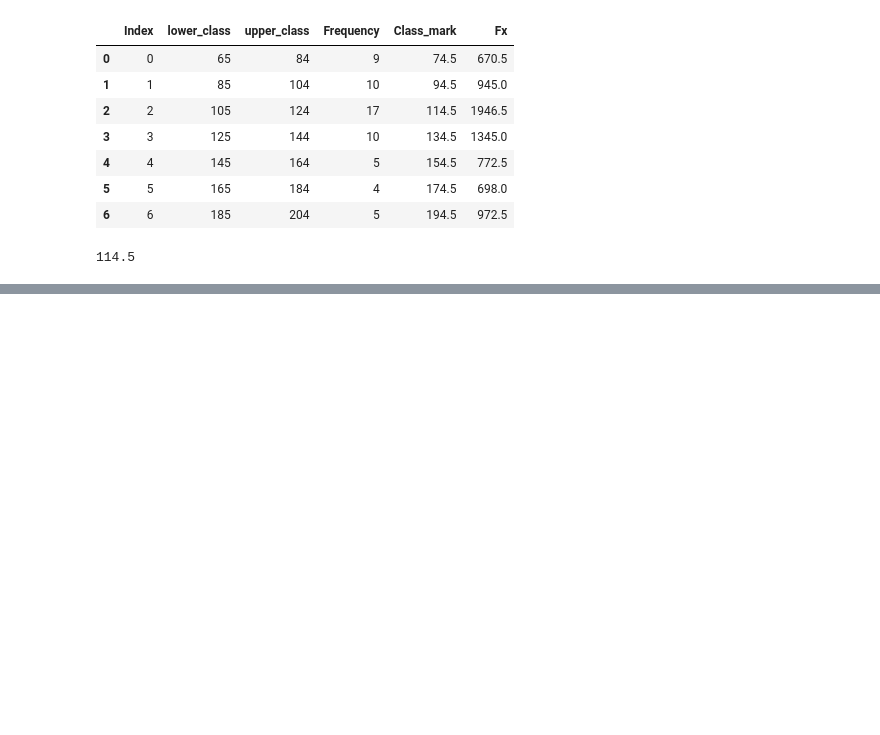
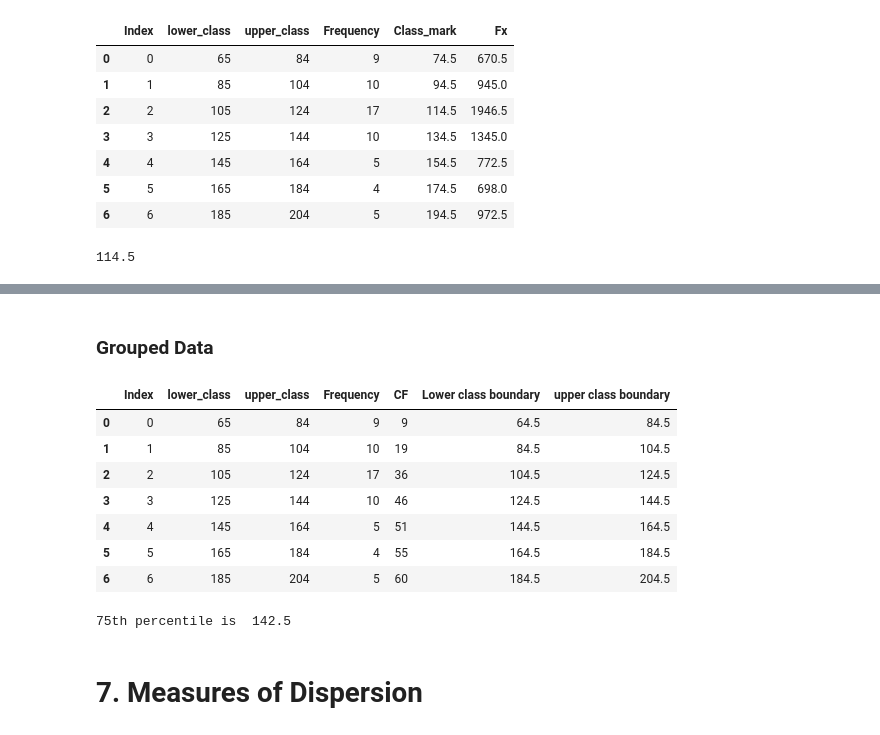
Before and after one commit to Maliksaad231224/Implementation-of-Statistical-Concepts-in-Python, a Jupyter notebook: stats.ipynb, the cells around one changed output, grey strips where cells are left out. Drawn from its saved outputs; the diff is of its cells as text; code cells hidden in the pictures; blank space fills up the shorter version.

```diff
--- a/stats.ipynb
+++ b/stats.ipynb
@@ -806,0 +1015,30 @@ Mode
+# %% [markdown]
+### **Grouped Data**
+# %%
+df
+# %% [output]
+|  | Index | lower_class | upper_class | Frequency | CF | Lower class boundary | upper class boundary |
+| 0 | 0 | 65 | 84 | 9 | 9 | 64.5 | 84.5 |
+| 1 | 1 | 85 | 104 | 10 | 19 | 84.5 | 104.5 |
+| 2 | 2 | 105 | 124 | 17 | 36 | 104.5 | 124.5 |
+| 3 | 3 | 125 | 144 | 10 | 46 | 124.5 | 144.5 |
+| 4 | 4 | 145 | 164 | 5 | 51 | 144.5 | 164.5 |
+| 5 | 5 | 165 | 184 | 4 | 55 | 164.5 | 184.5 |
+| 6 | 6 | 185 | 204 | 5 | 60 | 184.5 | 204.5 |
+# %%
+ref_class = 75 *( np.sum(df['Frequency'])/100)
+ref_class_index=df[df['CF']>ref_class]
+refernce_index=ref_class_index.iloc[0]['Index']
+
+f=df.loc[refernce_index,'Frequency']
+c=df.loc[refernce_index-1,'CF']
+l=df.loc[refernce_index,'Lower class boundary']
+h=df.loc[refernce_index,'upper class boundary']-df.loc[refernce_index,'Lower class boundary']
+
+ref_class = 75 * (np.sum(df['Frequency']) / 100)
+D8_percentile =  l + (ref_class-c)/f * h
+print('75th percentile is ',D8_percentile)
+# %% [output]
+75th percentile is  142.5
+# %% [markdown]
+# **7. Measures of Dispersion**
```
Also changed, not shown: parts of 34 cells of this notebook.
